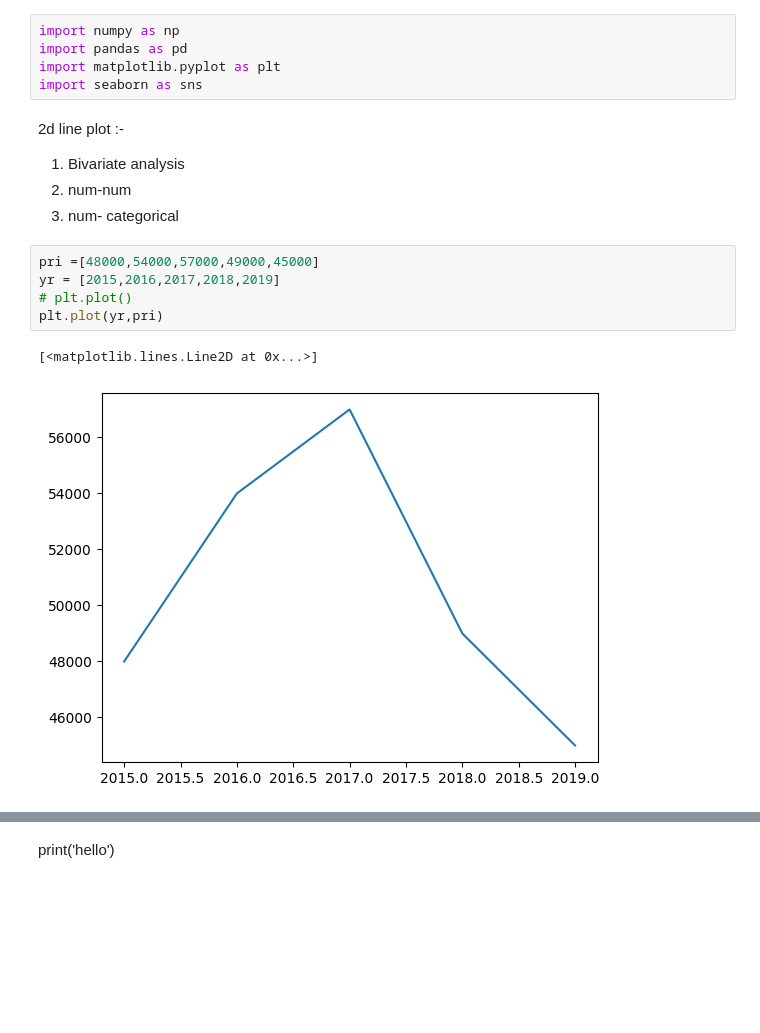
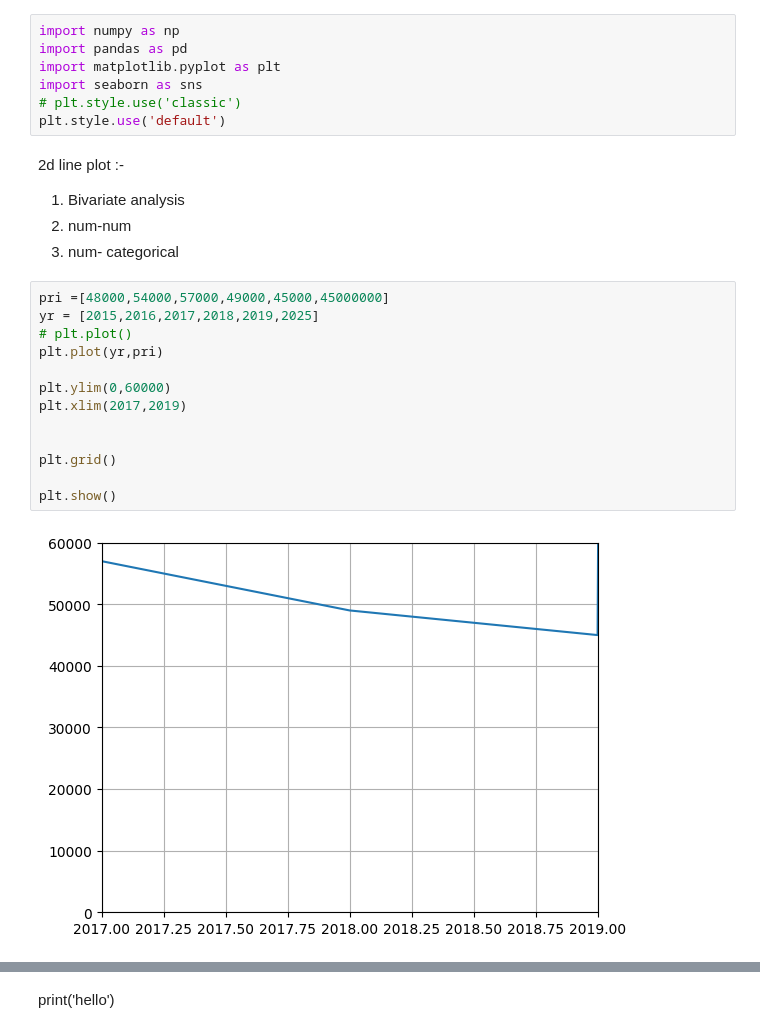
Before and after one commit to luckyshivhare/MissionMangal, a Jupyter notebook: mathplotlib/Untitled.ipynb, the cells around one changed output, grey strips where cells are left out. Drawn from its saved outputs; the diff is of its cells as text; blank space fills up the shorter version.

Commit message:
complete plot

```diff
--- a/mathplotlib/Untitled.ipynb
+++ b/mathplotlib/Untitled.ipynb
@@ -8,6 +8,8 @@ import numpy as np
 import pandas as pd
 import matplotlib.pyplot as plt
 import seaborn as sns
+# plt.style.use('classic')
+plt.style.use('default')
 # %% [markdown]
 2d line plot :-
 
@@ -15,10 +17,17 @@ import seaborn as sns
 2. num-num
 3. num- categorical
 # %%
-pri =[48000,54000,57000,49000,45000]
-yr = [2015,2016,2017,2018,2019]
+pri =[48000,54000,57000,49000,45000,45000000]
+yr = [2015,2016,2017,2018,2019,2025]
 # plt.plot()
 plt.plot(yr,pri)
+
+plt.ylim(0,60000)
+plt.xlim(2017,2019)
+
+
+plt.grid()
+
+plt.show()
 # %% [output]
-[<matplotlib.lines.Line2D at 0x...>]
-[figure, old version]
+[figure, new version]
```
Also changed, not shown: parts of 7 cells of this notebook, 2 other files.
